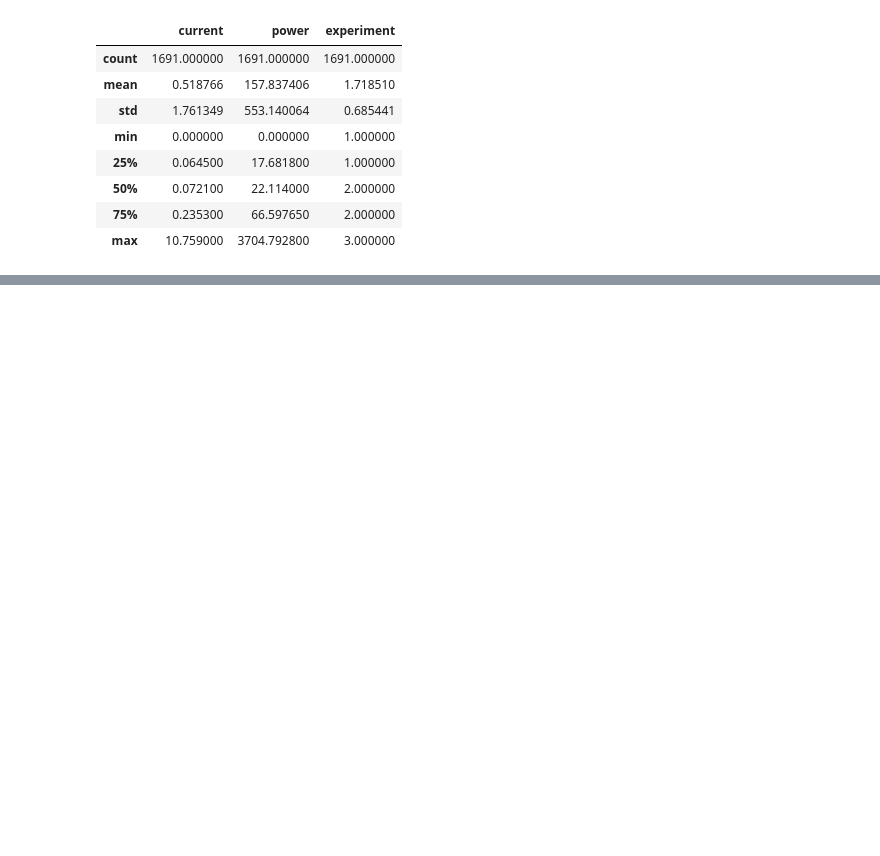
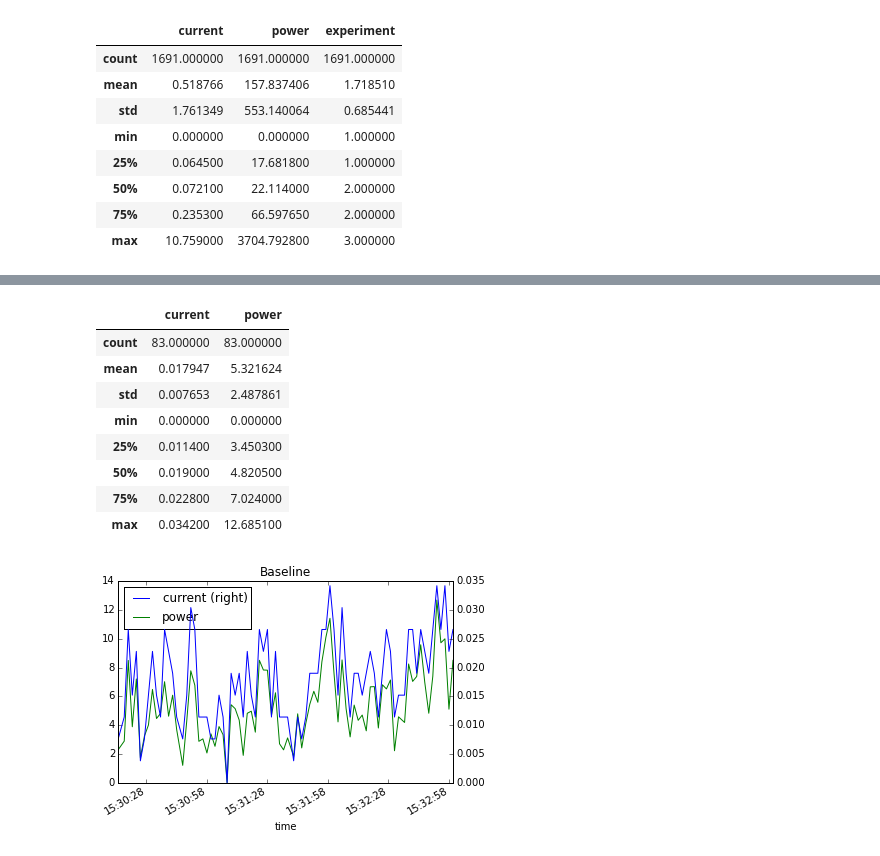
Before and after one commit to project-nikola/data, a Jupyter notebook: nk-energy/15-01-25-disaggregation/disaggregation.ipynb, the cells around one changed output, grey strips where cells are left out. Drawn from its saved outputs; the diff is of its cells as text; code cells hidden in the pictures; blank space fills up the shorter version.

```diff
--- a/nk-energy/15-01-25-disaggregation/disaggregation.ipynb
+++ b/nk-energy/15-01-25-disaggregation/disaggregation.ipynb
@@ -109,3 +112,7 @@ dtype: object
   - microwave
     + on
     + off
+# %%
+# Setup.
+experiment = data[data.experiment == 1].drop('experiment', 1)
+experiment.head()
@@ -111,0 +127,14 @@ dtype: object
+# %%
+experiment[:'2015-01-25 15:33:00'].plot(title="Baseline", secondary_y='current')
+experiment[:'2015-01-25 15:33:00'].describe()
+# %% [output]
+|  | current | power |
+| count | 83.000000 | 83.000000 |
+| mean | 0.017947 | 5.321624 |
+| std | 0.007653 | 2.487861 |
+| min | 0.000000 | 0.000000 |
+| 25% | 0.011400 | 3.450300 |
+| 50% | 0.019000 | 4.820500 |
+| 75% | 0.022800 | 7.024000 |
+| max | 0.034200 | 12.685100 |
+[figure, added]
```
Also changed, not shown: parts of 17 cells of this notebook.
